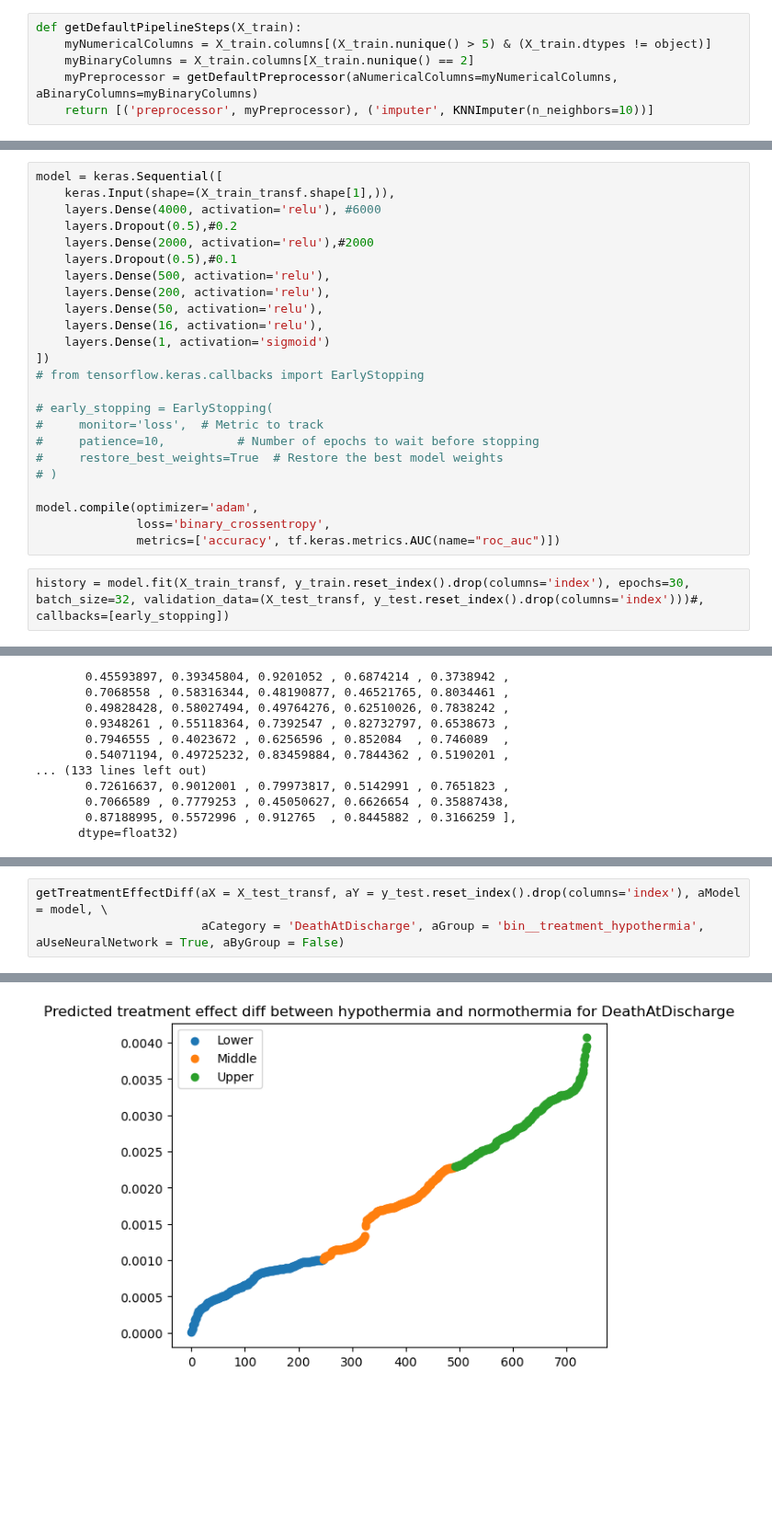
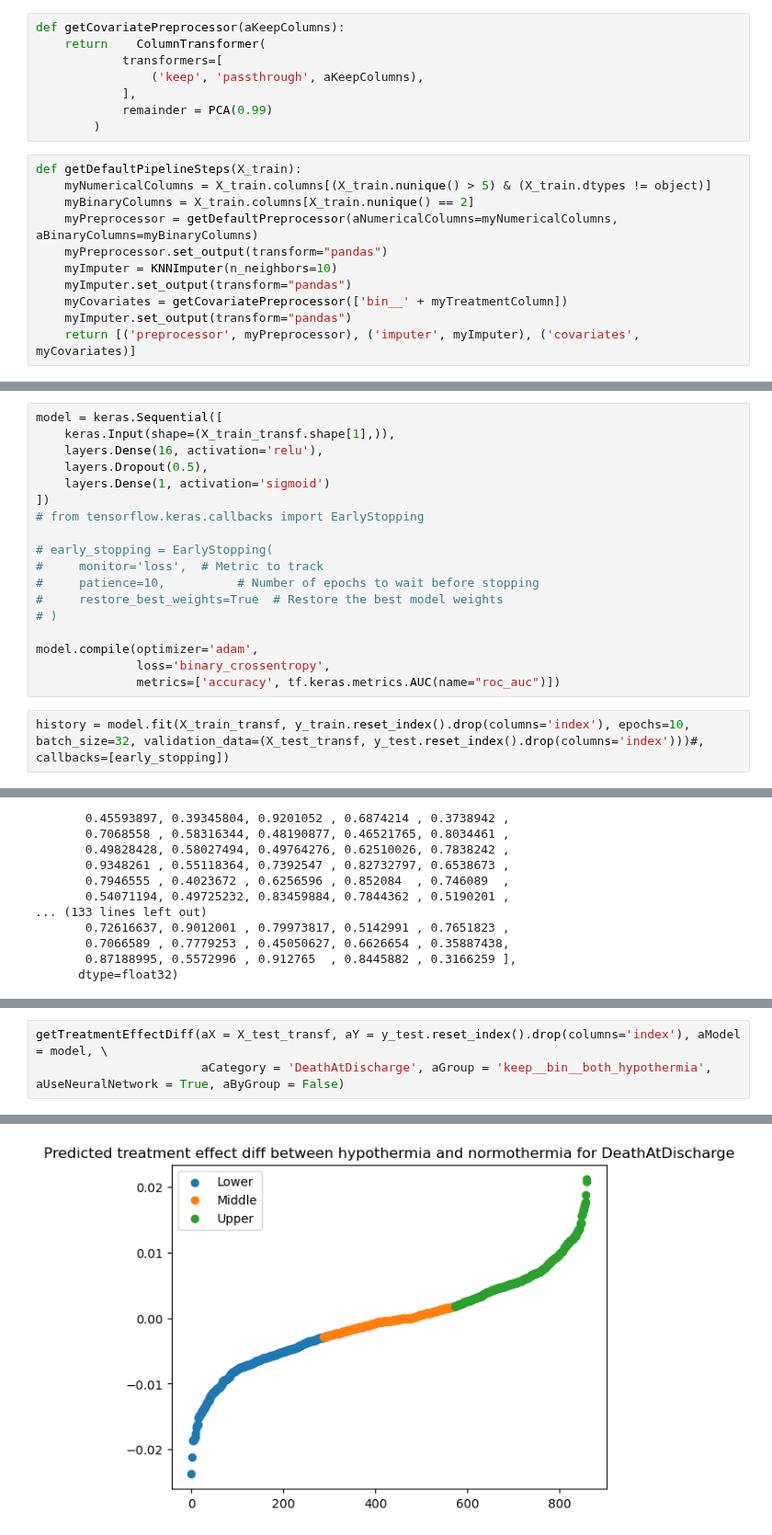
Before and after one commit to michelraskin/ttmhte, a Jupyter notebook: eICU/eICUAnalysisNeural.ipynb, the cells around one changed output, grey strips where cells are left out. Shown at 92% size. Saved outputs shown, nothing was run; the diff lists cells and outputs as text; blank space fills up the shorter version.

```diff
--- a/eICU/eICUAnalysisNeural.ipynb
+++ b/eICU/eICUAnalysisNeural.ipynb
@@ -137,9 +96,22 @@ myPredictorsDf, X_train, X_test, y_train, y_test = getTrainTestFunctions(aPredic
+# %%
+def getCovariatePreprocessor(aKeepColumns):
+    return    ColumnTransformer(
+            transformers=[
+                ('keep', 'passthrough', aKeepColumns),
+            ],
+            remainder = PCA(0.99)
+        )
 # %%
 def getDefaultPipelineSteps(X_train):
     myNumericalColumns = X_train.columns[(X_train.nunique() > 5) & (X_train.dtypes != object)]
     myBinaryColumns = X_train.columns[X_train.nunique() == 2]
     myPreprocessor = getDefaultPreprocessor(aNumericalColumns=myNumericalColumns, aBinaryColumns=myBinaryColumns)
-    return [('preprocessor', myPreprocessor), ('imputer', KNNImputer(n_neighbors=10))]
+    myPreprocessor.set_output(transform="pandas")
+    myImputer = KNNImputer(n_neighbors=10)
+    myImputer.set_output(transform="pandas")
+    myCovariates = getCovariatePreprocessor(['bin__' + myTreatmentColumn])
+    myImputer.set_output(transform="pandas")
+    return [('preprocessor', myPreprocessor), ('imputer', myImputer), ('covariates', myCovariates)]
 # %%
 myPipeline = Pipeline(getDefaultPipelineSteps(X_train))
 X_train_transf = myPipeline.fit_transform(X_train, y_train)
@@ -149,14 +121,8 @@ X_test_transf = pd.DataFrame(X_test_transf, columns = myPipeline.get_feature_nam
 # %%
 model = keras.Sequential([
     keras.Input(shape=(X_train_transf.shape[1],)),
-    layers.Dense(4000, activation='relu'), #6000
-    layers.Dropout(0.5),#0.2
-    layers.Dense(2000, activation='relu'),#2000
-    layers.Dropout(0.5),#0.1
-    layers.Dense(500, activation='relu'),
-    layers.Dense(200, activation='relu'),
-    layers.Dense(50, activation='relu'),
     layers.Dense(16, activation='relu'),
+    layers.Dropout(0.5),
     layers.Dense(1, activation='sigmoid')
 ])
 # from tensorflow.keras.callbacks import EarlyStopping
@@ -171,5 +137,5 @@ model.compile(optimizer='adam',
               loss='binary_crossentropy',
               metrics=['accuracy', tf.keras.metrics.AUC(name="roc_auc")])
 # %%
-history = model.fit(X_train_transf, y_train.reset_index().drop(columns='index'), epochs=30, batch_size=32, validation_data=(X_test_transf, y_test.reset_index().drop(columns='index')))#, callbacks=[early_stopping])
+history = model.fit(X_train_transf, y_train.reset_index().drop(columns='index'), epochs=10, batch_size=32, validation_data=(X_test_transf, y_test.reset_index().drop(columns='index')))#, callbacks=[early_stopping])
 # %% [output]
@@ -262,4 +231,4 @@ predicted_effect:TreatmentColumn   -29.5529    121.507     -0.243      0.808
 # %%
 getTreatmentEffectDiff(aX = X_test_transf, aY = y_test.reset_index().drop(columns='index'), aModel = model, \
-                       aCategory = 'DeathAtDischarge', aGroup = 'bin__treatment_hypothermia', aUseNeuralNetwork = True, aByGroup = False)
+                       aCategory = 'DeathAtDischarge', aGroup = 'keep__bin__both_hypothermia', aUseNeuralNetwork = True, aByGroup = False)
 # %% [output]
@@ -284 +253 @@ predicted_effect:TreatmentColumn   -20.8485    186.986     -0.111      0.911
-[figure, old version]
+[figure, new version]
```
Also changed, not shown: parts of 13 cells of this notebook, 3 other files.
